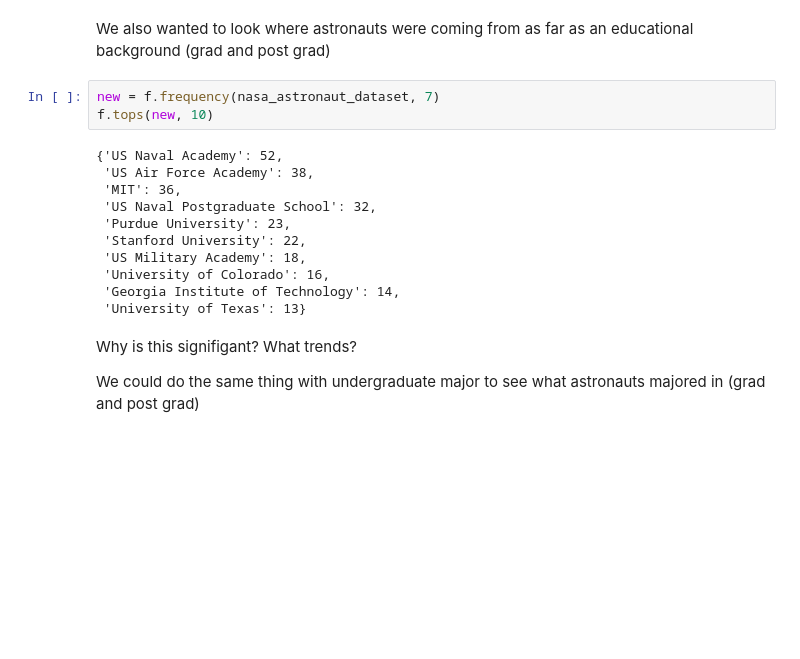
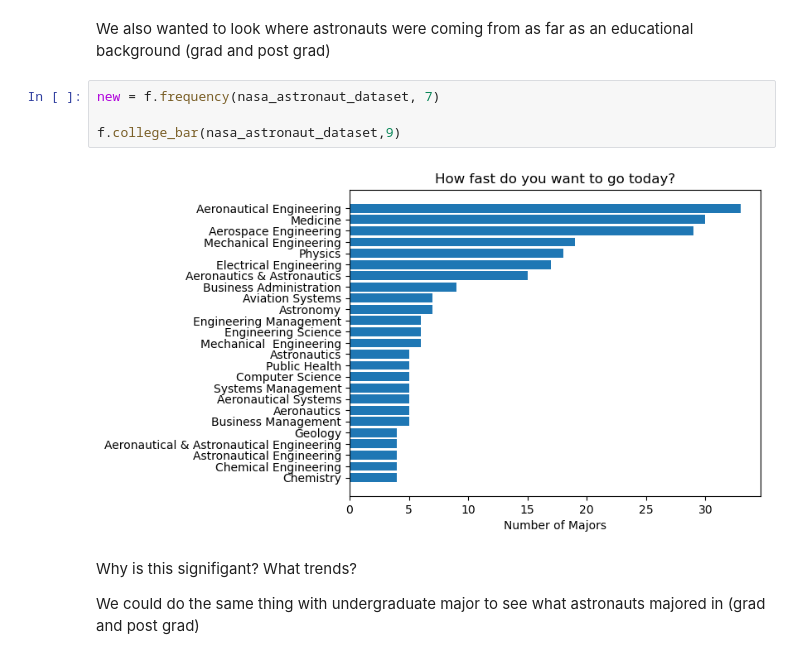
Before and after one commit to olincollege/Project1_Erhardt1, a Jupyter notebook: computationalessay.ipynb, the cells around one changed output. Drawn from its saved outputs; the diff is of its cells as text; blank space fills up the shorter version.

Commit message:
add horizontal bar graphs to functions.py

```diff
--- a/computationalessay.ipynb
+++ b/computationalessay.ipynb
@@ -113,18 +110,10 @@ f.most_common_state(nasa_astronaut_dataset)
 We also wanted to look where astronauts were coming from as far as an educational background (grad and post grad)
 # %%
 new = f.frequency(nasa_astronaut_dataset, 7)
-f.tops(new, 10)
+
+f.college_bar(nasa_astronaut_dataset,9)
 # %% [output]
-{'US Naval Academy': 52,
- 'US Air Force Academy': 38,
- 'MIT': 36,
- 'US Naval Postgraduate School': 32,
- 'Purdue University': 23,
- 'Stanford University': 22,
- 'US Military Academy': 18,
- 'University of Colorado': 16,
- 'Georgia Institute of Technology': 14,
- 'University of Texas': 13}
+[figure, added]
 # %% [markdown]
 Why is this signifigant? What trends?
 
```
Also changed, not shown: parts of 1 cell of this notebook, 1 other file.
